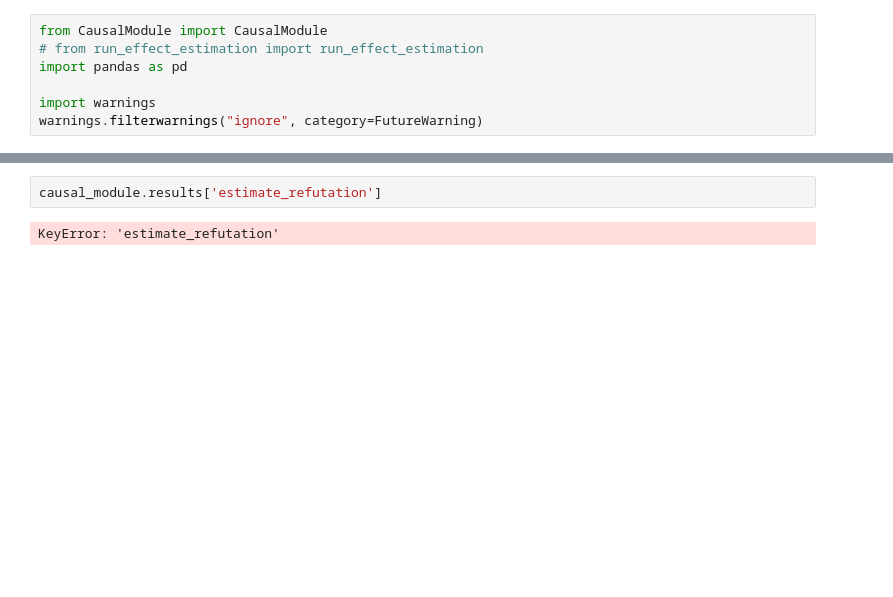
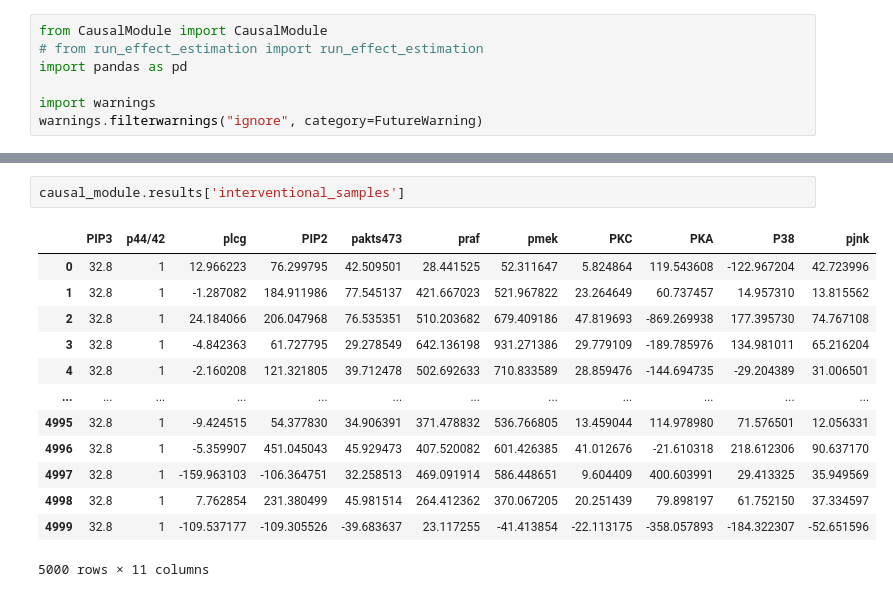
Before and after one commit to shamanth-kuthpadi/IoCP, a Jupyter notebook: testing_updated_pipeline.ipynb, the cells around one changed output, grey strips where cells are left out. Saved outputs shown, nothing was run; the diff lists cells and outputs as text; blank space fills up the shorter version.

```diff
--- a/testing_updated_pipeline.ipynb
+++ b/testing_updated_pipeline.ipynb
@@ -146,4 +147,16 @@ dict_keys(['graph_properties', 'graph_refutation', 'node_quality_score', 'graph_
 # %%
-causal_module.results['estimate_refutation']
+causal_module.results['interventional_samples']
 # %% [output]
+|  | PIP3 | p44/42 | plcg | PIP2 | pakts473 | praf | pmek | PKC | PKA | P38 | pjnk |
+| 0 | 32.8 | 1 | 12.966223 | 76.299795 | 42.509501 | 28.441525 | 52.311647 | 5.824864 | 119.543608 | -122.967204 | 42.723996 |
+| 1 | 32.8 | 1 | -1.287082 | 184.911986 | 77.545137 | 421.667023 | 521.967822 | 23.264649 | 60.737457 | 14.957310 | 13.815562 |
+| 2 | 32.8 | 1 | 24.184066 | 206.047968 | 76.535351 | 510.203682 | 679.409186 | 47.819693 | -869.269938 | 177.395730 | 74.767108 |
+| 3 | 32.8 | 1 | -4.842363 | 61.727795 | 29.278549 | 642.136198 | 931.271386 | 29.779109 | -189.785976 | 134.981011 | 65.216204 |
+| 4 | 32.8 | 1 | -2.160208 | 121.321805 | 39.712478 | 502.692633 | 710.833589 | 28.859476 | -144.694735 | -29.204389 | 31.006501 |
+| ... | ... | ... | ... | ... | ... | ... | ... | ... | ... | ... | ... |
+| 4995 | 32.8 | 1 | -9.424515 | 54.377830 | 34.906391 | 371.478832 | 536.766805 | 13.459044 | 114.978980 | 71.576501 | 12.056331 |
+| 4996 | 32.8 | 1 | -5.359907 | 451.045043 | 45.929473 | 407.520082 | 601.426385 | 41.012676 | -21.610318 | 218.612306 | 90.637170 |
+| 4997 | 32.8 | 1 | -159.963103 | -106.364751 | 32.258513 | 469.091914 | 586.448651 | 9.604409 | 400.603991 | 29.413325 | 35.949569 |
+| 4998 | 32.8 | 1 | 7.762854 | 231.380499 | 45.981514 | 264.412362 | 370.067205 | 20.251439 | 79.898197 | 61.752150 | 37.334597 |
+| 4999 | 32.8 | 1 | -109.537177 | -109.305526 | -39.683637 | 23.117255 | -41.413854 | -22.113175 | -358.057893 | -184.322307 | -52.651596 |
-KeyError: 'estimate_refutation'
+5000 rows × 11 columns
```
Also changed, not shown: parts of 13 cells of this notebook, 8 other files.
